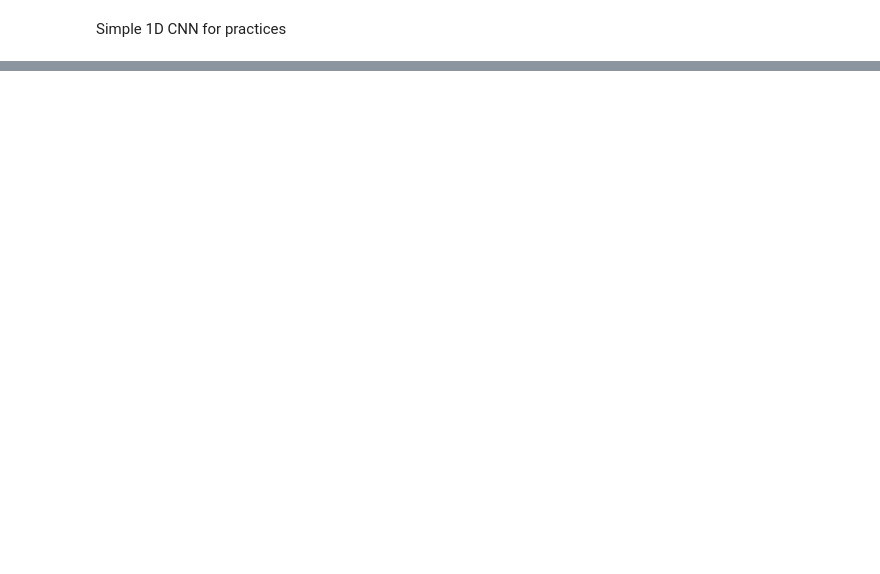
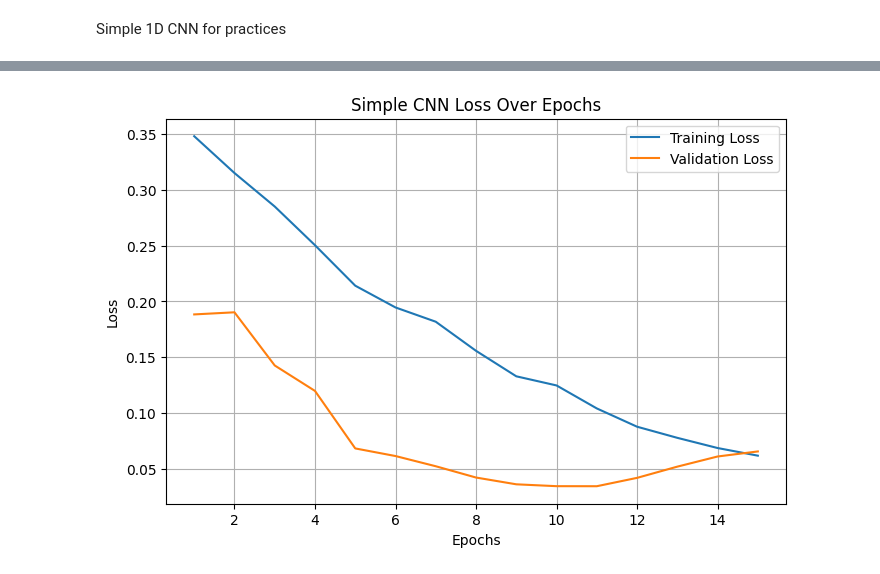
Before and after one commit to lbaileycoop/Deep-Learning-Final-Project, a Jupyter notebook: stock_predection_CNN.ipynb, the cells around one changed output, grey strips where cells are left out. Saved outputs shown, nothing was run; the diff lists cells and outputs as text; code cells hidden in the pictures; blank space fills up the shorter version.

```diff
--- a/stock_predection_CNN.ipynb
+++ b/stock_predection_CNN.ipynb
@@ -257,0 +462,22 @@ Simple CNN - Final Accuracy: 45.81%, Time: 7.43s
+# %%
+model_name = 'Simple CNN'
+
+# print(model_results)
+train_loss = model_results[model_name]['train_loss']
+val_loss = model_results[model_name]['val_loss']
+
+epochs = range(1, len(train_loss) + 1)
+
+plt.figure(figsize=(8, 5))
+plt.plot(epochs, train_loss, label='Training Loss')
+plt.plot(epochs, val_loss, label='Validation Loss')
+
+plt.xlabel('Epochs')
+plt.ylabel('Loss')
+plt.title(f'{model_name} Loss Over Epochs')
+plt.legend()
+plt.grid(True)
+
+plt.show()
+# %% [output]
+[figure, added]
```
Also changed, not shown: parts of 9 cells of this notebook.
